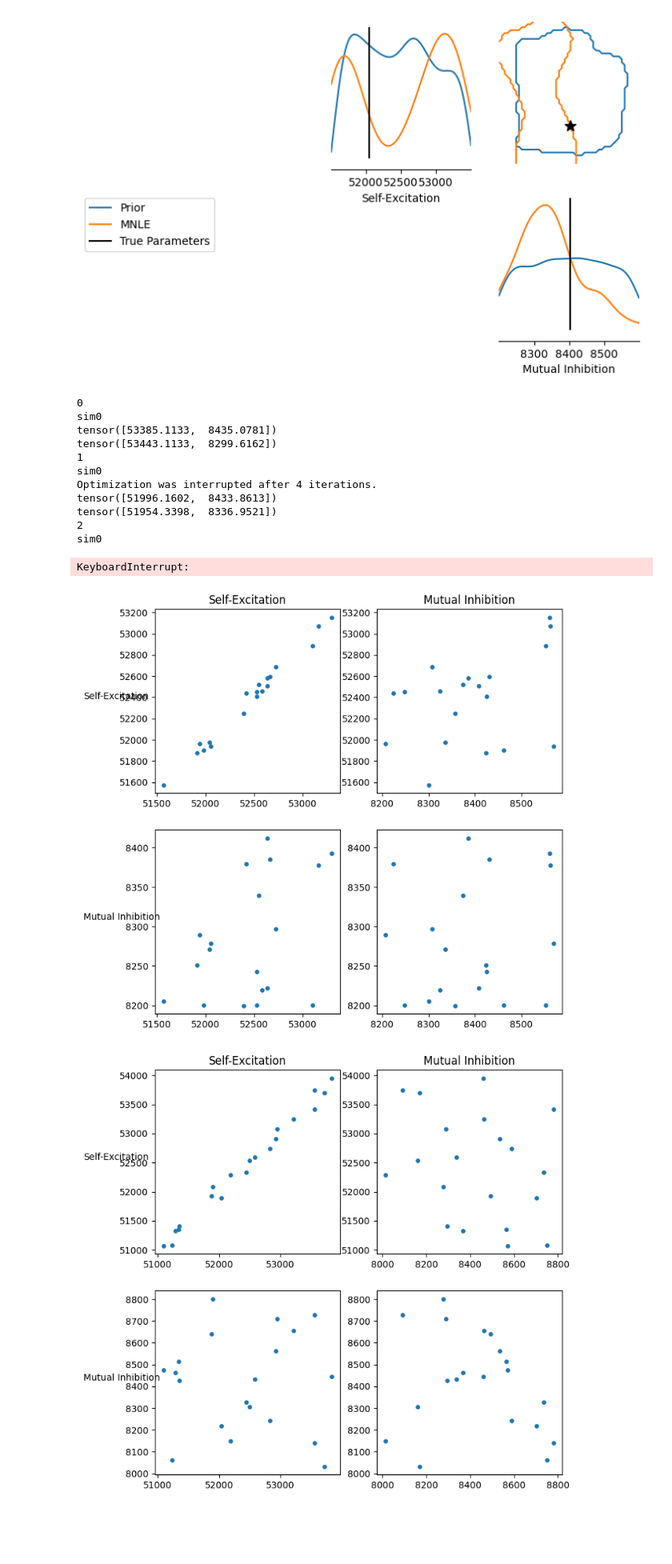
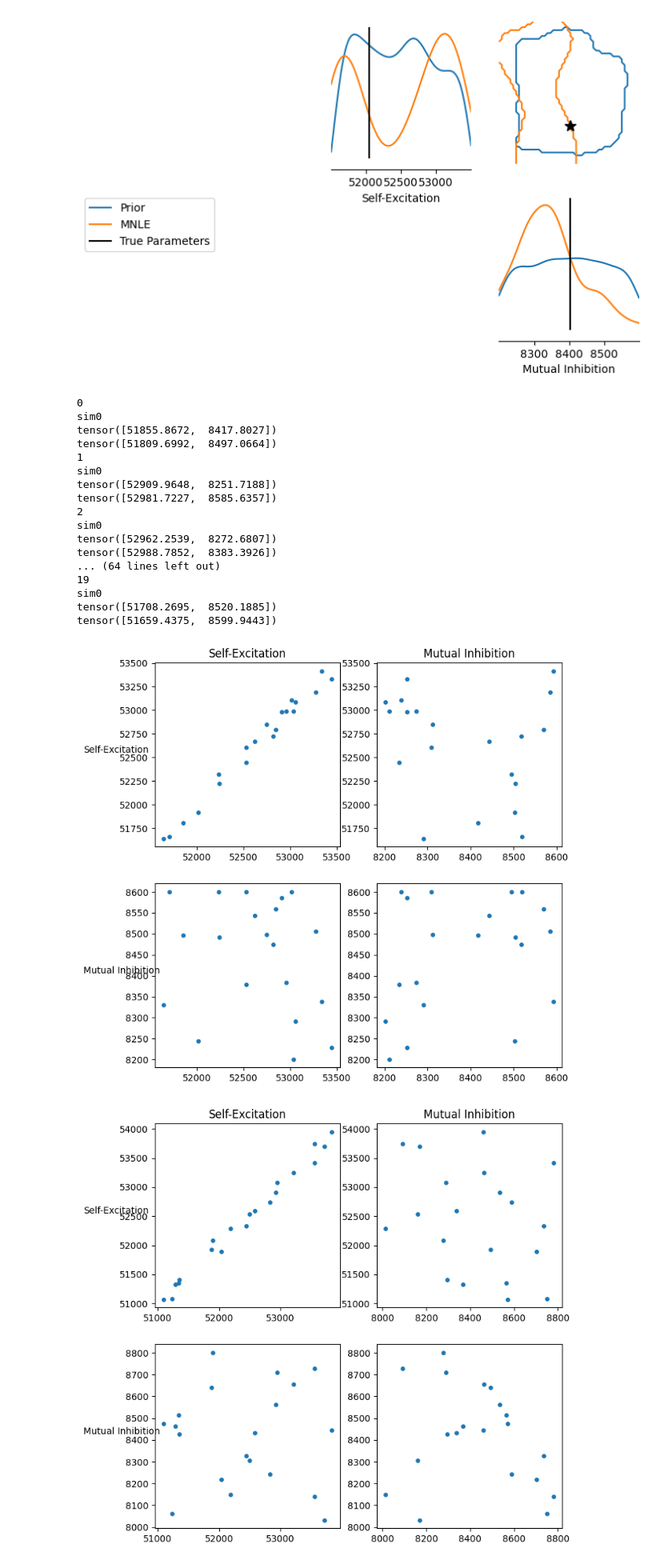
Before and after one commit to Jiashun97/sbi, a Jupyter notebook: IDM_EM2.ipynb, the cells around one changed output. Shown at 80% size. Cells and saved outputs as stored; diff of their text form; code cells hidden in the pictures; blank space fills up the shorter version.

```diff
--- a/IDM_EM2.ipynb
+++ b/IDM_EM2.ipynb
@@ -54,12 +54,14 @@ pair_plot(prior_IDM, mnle_samples, parameters_o, figsize = (5,5), contour = 0.7,
           labels=["Self-Excitation", "Mutual Inhibition"])
 # %% [output]
 [figure]
+# %%
+n_trials = 500
+sim_num = 20
+
+param_IDM = prior_IDM.sample((sim_num,))
+par_fitted = np.zeros((sim_num,param_IDM.shape[1]))
 # %%
-n_trials = 1000
-sim_num = 20
 
-param_IDM = prior_IDM.sample((sim_num,))
-par_fitted = np.zeros((sim_num,param_IDM.shape[1]))
 for i in range(sim_num):
     print(i)
     IDM_o = simul_IDM_Inh_Exc(np.tile(param_IDM[i,:], (n_trials,1))) #
@@ -77,24 +79,29 @@ for i in range(sim_num):
 # %% [output]
 0
 sim0
-tensor([53385.1133,  8435.0781])
-tensor([53443.1133,  8299.6162])
+tensor([51855.8672,  8417.8027])
+tensor([51809.6992,  8497.0664])
 1
 sim0
-Optimization was interrupted after 4 iterations.
-tensor([51996.1602,  8433.8613])
-tensor([51954.3398,  8336.9521])
+tensor([52909.9648,  8251.7188])
+tensor([52981.7227,  8585.6357])
 2
 sim0
+tensor([52962.2539,  8272.6807])
+tensor([52988.7852,  8383.3926])
+... (64 lines left out)
+19
+sim0
+tensor([51708.2695,  8520.1885])
+tensor([51659.4375,  8599.9443])
-KeyboardInterrupt:
 # %%
 #prior_IDM = utils.BoxUniform(low=[51000,8000], high=[54000,8800])
 
 par_labels = ["Self-Excitation", "Mutual Inhibition"]
 par_fitted_labels = ["Self-Excitation", "Mutual Inhibition"]
-sim_fit_plot_all(param_IDM[0:19,:], par_fitted[0:19,:], par_labels, par_fitted_labels, s = 15, figsize=(8,8))
+sim_fit_plot_all(param_IDM[:,:], par_fitted[:,:], par_labels, par_fitted_labels, s = 15, figsize=(8,8))
 # %% [output]
-[figure, old version]
+[figure, new version]
 # %%
 n_trials = 300
 sim_num = 30
```
Also changed, not shown: parts of 9 cells of this notebook, 19 other files.
